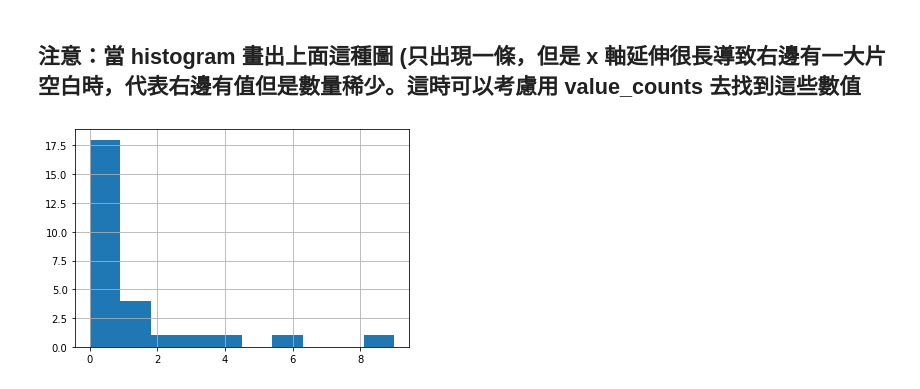
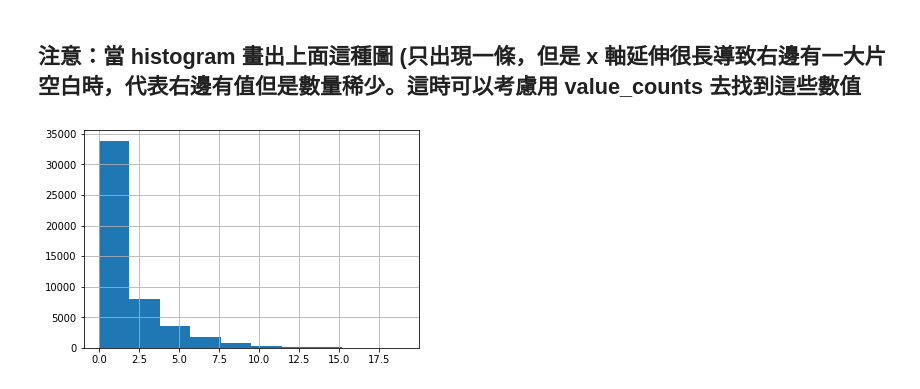
Before and after one commit to PiggyDoris/1st-ML-Marathon, a Jupyter notebook: homework/Day_009_HW/Day_009_HW.ipynb, the cells around one changed output. Drawn from its saved outputs; the diff is of its cells as text; code cells hidden in the pictures.

```diff
--- a/homework/Day_009_HW/Day_009_HW.ipynb
+++ b/homework/Day_009_HW/Day_009_HW.ipynb
@@ -213,13 +213,13 @@ Name: OBS_60_CNT_SOCIAL_CIRCLE, dtype: int64
 # %%
 # 把一些極端值暫時去掉，在繪製一次 Histogram
 # 選擇 OBS_60_CNT_SOCIAL_CIRCLE 小於 20 的資料點繪製
 """
 Your Code Here
 """
-loc_a = app_train['OBS_60_CNT_SOCIAL_CIRCLE'].value_counts()
+loc_a = app_train['OBS_60_CNT_SOCIAL_CIRCLE'] < 20
 loc_b =  'OBS_60_CNT_SOCIAL_CIRCLE'
 
 app_train.loc[loc_a, loc_b].hist()
 plt.show()
 # %% [output]
-[figure, old version]
+[figure, new version]
```
